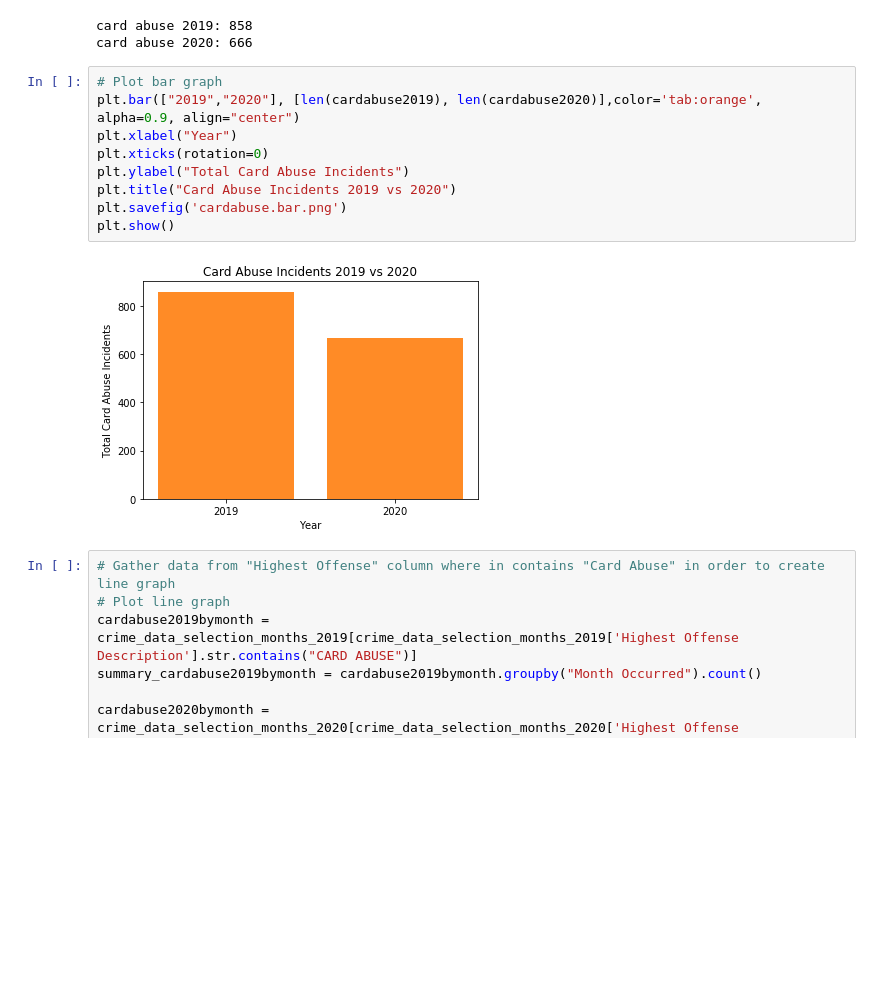
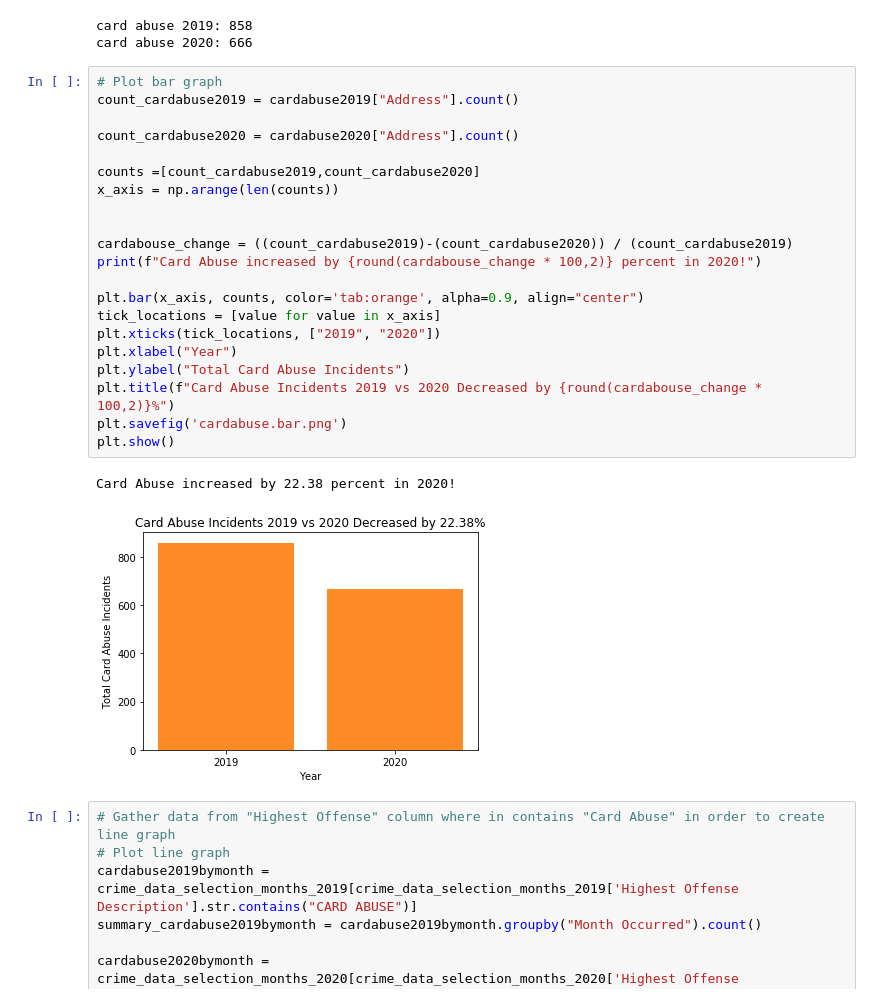
Before and after one commit to ibeth92/Crime_in_the_Time_of_COVID, a Jupyter notebook: ibet.covid.project.ipynb, the cells around one changed output. Saved outputs shown, nothing was run; the diff lists cells and outputs as text; blank space fills up the shorter version.

```diff
--- a/ibet.covid.project.ipynb
+++ b/ibet.covid.project.ipynb
@@ -269,15 +281,28 @@ card abuse 2019: 858
 card abuse 2020: 666
 # %%
 # Plot bar graph
-plt.bar(["2019","2020"], [len(cardabuse2019), len(cardabuse2020)],color='tab:orange', alpha=0.9, align="center")
+count_cardabuse2019 = cardabuse2019["Address"].count()
+
+count_cardabuse2020 = cardabuse2020["Address"].count()
+
+counts =[count_cardabuse2019,count_cardabuse2020]
+x_axis = np.arange(len(counts))
+
+
+cardabouse_change = ((count_cardabuse2019)-(count_cardabuse2020)) / (count_cardabuse2019)
+print(f"Card Abuse increased by {round(cardabouse_change * 100,2)} percent in 2020!")
+
+plt.bar(x_axis, counts, color='tab:orange', alpha=0.9, align="center")
+tick_locations = [value for value in x_axis]
+plt.xticks(tick_locations, ["2019", "2020"])
 plt.xlabel("Year")
-plt.xticks(rotation=0)
 plt.ylabel("Total Card Abuse Incidents")
-plt.title("Card Abuse Incidents 2019 vs 2020")
+plt.title(f"Card Abuse Incidents 2019 vs 2020 Decreased by {round(cardabouse_change * 100,2)}%")
 plt.savefig('cardabuse.bar.png')
 plt.show()
 # %% [output]
+Card Abuse increased by 22.38 percent in 2020!
-[figure, old version]
+[figure, new version]
 # %%
 # Gather data from "Highest Offense" column where in contains "Card Abuse" in order to create line graph
 # Plot line graph
```
Also changed, not shown: parts of 5 cells of this notebook, 5 other files.
